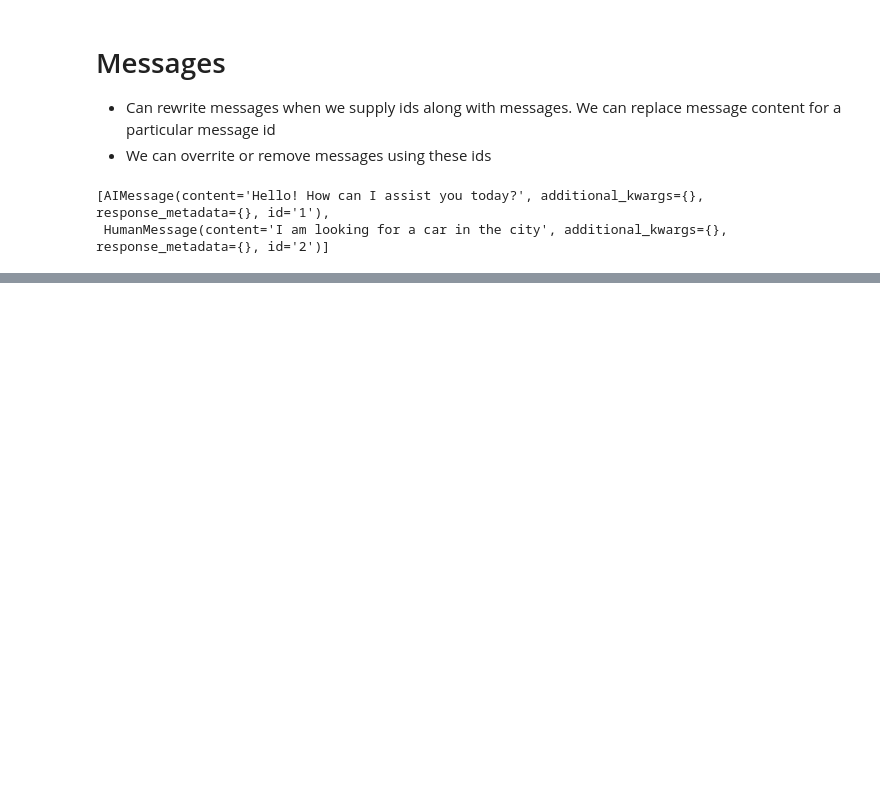
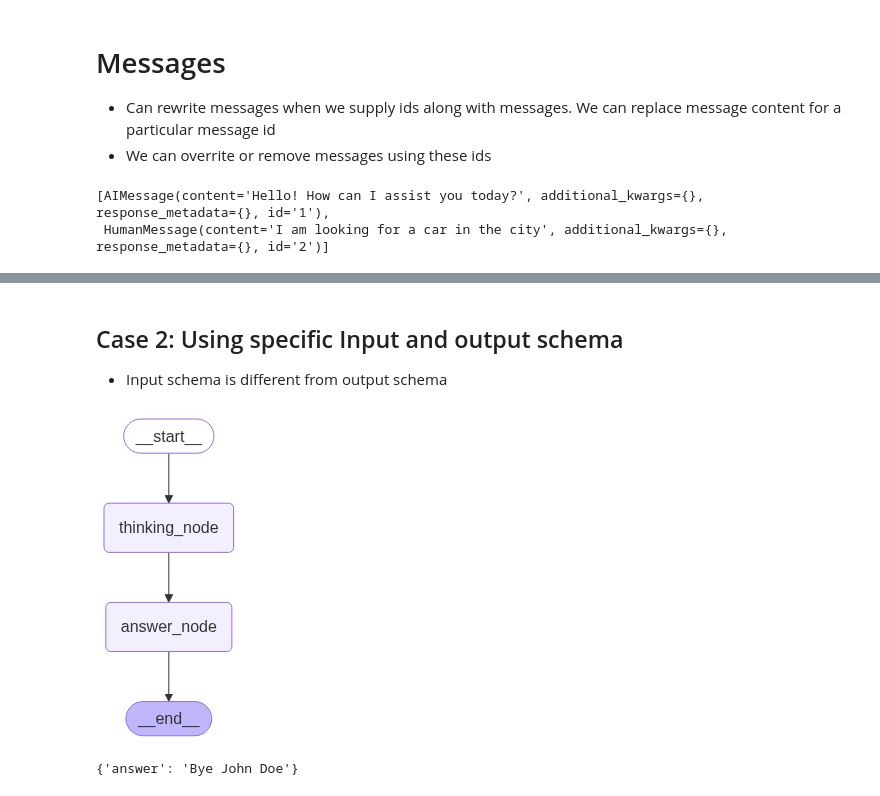
Before and after one commit to DeconvFFT/Langgraph-foundations, a Jupyter notebook: module2/module-2.ipynb, the cells around one changed output, grey strips where cells are left out. Cells and saved outputs as stored; diff of their text form; code cells hidden in the pictures; blank space fills up the shorter version.

```diff
--- a/module2/module-2.ipynb
+++ b/module2/module-2.ipynb
@@ -133,0 +201,40 @@ deleted_messages = [RemoveMessage(id = m.id) for m in messages[-2:]]
+# %% [markdown]
+## Case 2: Using specific Input and output schema
+- Input schema is different from output schema
+# %%
+class InputState(BaseModel):
+    question:str = Field(description="Question asked by user")
+
+class OutputState(BaseModel):
+    answer: str = Field(description="Answer supplied by agent")
+
+class OverallState(BaseModel):
+    question:str = Field(description="Question asked by user")
+    answer: str = Field(description="Answer supplied by agent")
+    notes: str = Field(description="Any notes taken/supplied by agent")
+
+def thinking_node(state:InputState):
+    return {'question': state.model_dump()['question'],'answer': "bye", "notes": "... his name is John Doe"}
+
+def answer_node(state:OutputState) -> OutputState:
+    return {'answer': 'Bye John Doe'}
+
+# build graph
+builder = StateGraph(OverallState, input_schema=InputState, output_schema=OutputState) # using explicit filters on what we want as the input and output states of the graph
+# add nodes
+builder.add_node('answer_node', answer_node)
+builder.add_node('thinking_node', thinking_node)
+# add edges
+builder.add_edge(START, 'thinking_node')
+builder.add_edge('thinking_node', 'answer_node')
+builder.add_edge('answer_node', END)
+# compile graph
+graph = builder.compile()
+# draw
+display(Image(graph.get_graph().draw_mermaid_png()))
+
+# invoke:
+graph.invoke({'question': 'Hello I am John Doe'})
+# %% [output]
+[figure, added]
+{'answer': 'Bye John Doe'}
```
Also changed, not shown: parts of 13 cells of this notebook, 1 other file.
